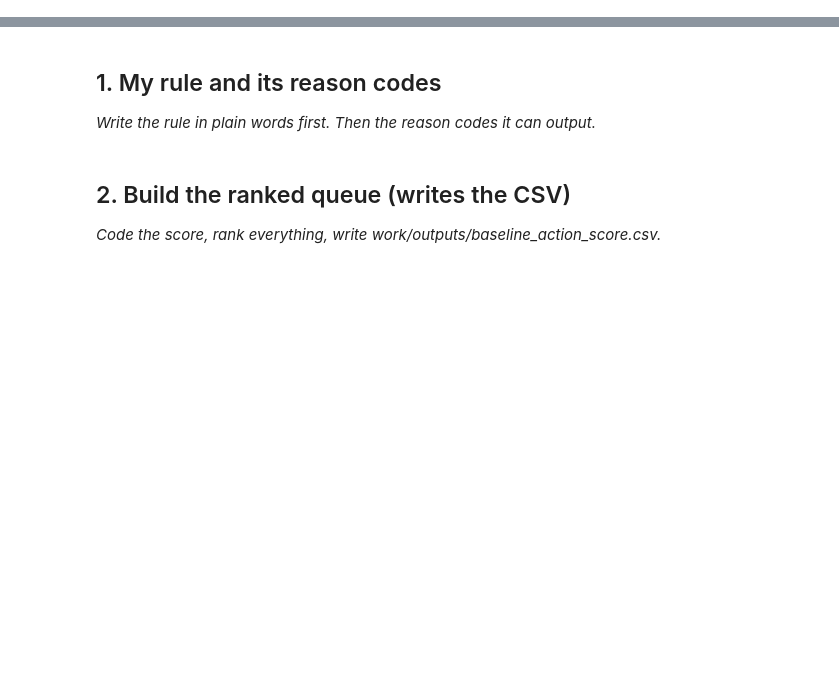
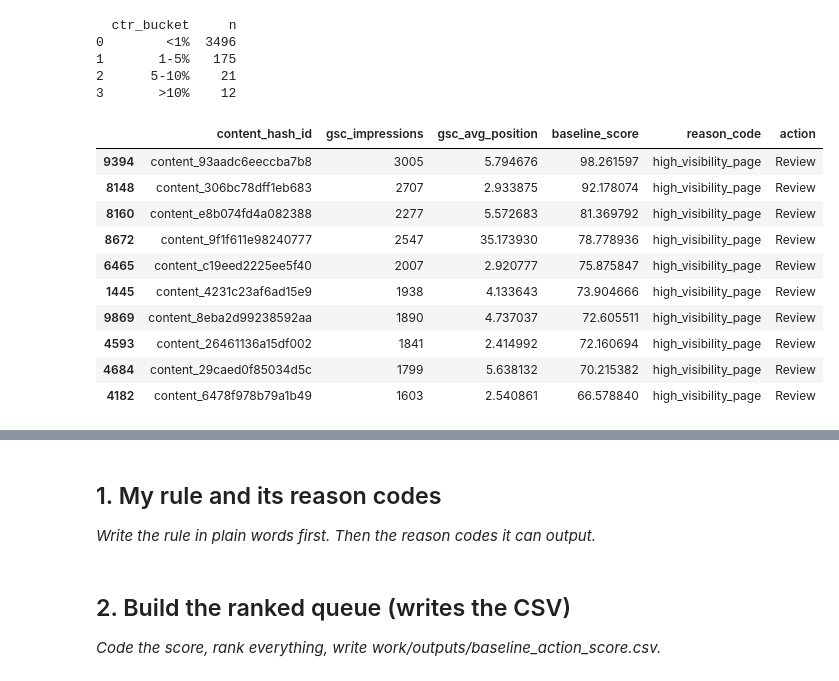
Before and after one commit to iemanmalik/flyrank-ml, a Jupyter notebook: work/notebooks/w04_baseline_score.ipynb, the cells around one changed output, grey strips where cells are left out. Drawn from its saved outputs; the diff is of its cells as text; code cells hidden in the pictures; blank space fills up the shorter version.

```diff
--- a/work/notebooks/w04_baseline_score.ipynb
+++ b/work/notebooks/w04_baseline_score.ipynb
@@ -8,0 +198,37 @@ This skeleton is yours to fill. Work the sections **in order** — each one has
+# %%
+df["ctr"] = (
+    df["gsc_clicks"] /
+    df["gsc_impressions"].replace(0, pd.NA)
+)
+# %%
+import numpy as np
+
+# Create CTR safely
+df["ctr"] = np.where(
+    df["gsc_impressions"] > 0,
+    df["gsc_clicks"] / df["gsc_impressions"],
+    np.nan
+)
+# %%
+ctr_table = (
+    df.dropna(subset=["ctr"])
+      .assign(
+          ctr_bucket=pd.cut(
+              df.dropna(subset=["ctr"])["ctr"],
+              bins=[0, 0.01, 0.05, 0.10, 1],
+              labels=["<1%", "1-5%", "5-10%", ">10%"],
+              include_lowest=True
+          )
+      )
+      .groupby("ctr_bucket", observed=True)
+      .size()
+      .reset_index(name="n")
+)
+
+print(ctr_table)
+# %% [output]
+  ctr_bucket     n
+0        <1%  3496
+1       1-5%   175
+2      5-10%    21
+3       >10%    12
@@ -8,0 +255,40 @@ This skeleton is yours to fill. Work the sections **in order** — each one has
+# %%
+df["reason_code"] = np.where(
+    df["gsc_impressions"] >= 500,
+    "high_visibility_page",
+    "low_visibility_page"
+)
+# %%
+df["action"] = np.where(
+    df["baseline_score"] >= 50,
+    "Review",
+    "Monitor"
+)
+# %%
+queue = df.sort_values(
+    "baseline_score",
+    ascending=False
+)
+
+queue[
+    [
+        "content_hash_id",
+        "gsc_impressions",
+        "gsc_avg_position",
+        "baseline_score",
+        "reason_code",
+        "action"
+    ]
+].head(10)
+# %% [output]
+|  | content_hash_id | gsc_impressions | gsc_avg_position | baseline_score | reason_code | action |
+| 9394 | content_93aadc6eeccba7b8 | 3005 | 5.794676 | 98.261597 | high_visibility_page | Review |
+| 8148 | content_306bc78dff1eb683 | 2707 | 2.933875 | 92.178074 | high_visibility_page | Review |
+| 8160 | content_e8b074fd4a082388 | 2277 | 5.572683 | 81.369792 | high_visibility_page | Review |
+| 8672 | content_9f1f611e98240777 | 2547 | 35.173930 | 78.778936 | high_visibility_page | Review |
+| 6465 | content_c19eed2225ee5f40 | 2007 | 2.920777 | 75.875847 | high_visibility_page | Review |
+| 1445 | content_4231c23af6ad15e9 | 1938 | 4.133643 | 73.904666 | high_visibility_page | Review |
+| 9869 | content_8eba2d99238592aa | 1890 | 4.737037 | 72.605511 | high_visibility_page | Review |
+| 4593 | content_26461136a15df002 | 1841 | 2.414992 | 72.160694 | high_visibility_page | Review |
+| 4684 | content_29caed0f85034d5c | 1799 | 5.638132 | 70.215382 | high_visibility_page | Review |
+| 4182 | content_6478f978b79a1b49 | 1603 | 2.540861 | 66.578840 | high_visibility_page | Review |
```
Also changed, not shown: parts of 13 cells of this notebook.
